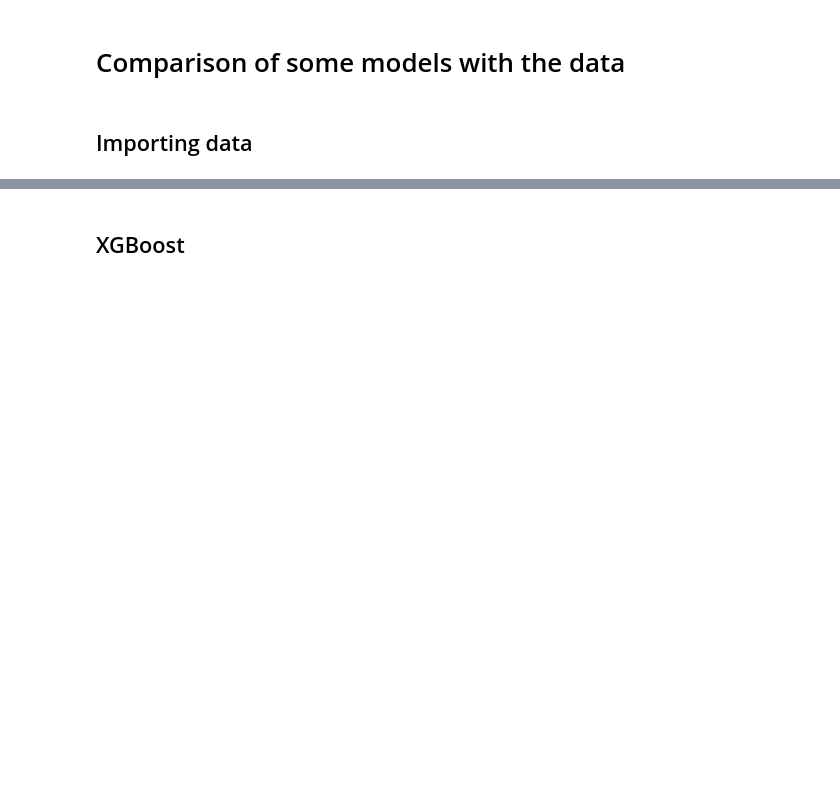
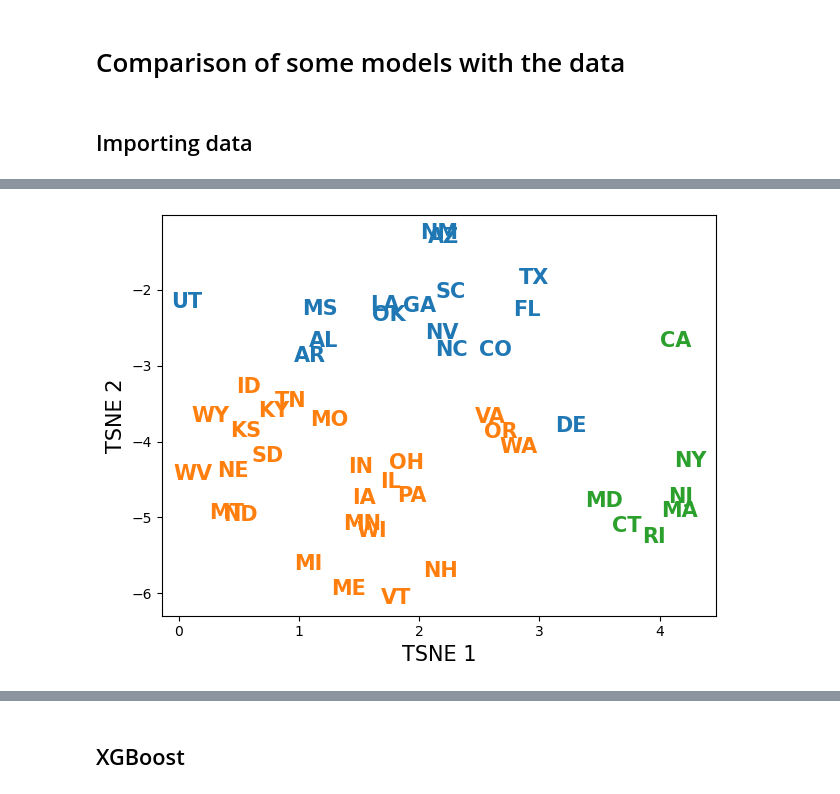
Before and after one commit to montanel/1.C51-Project, a Jupyter notebook: Luca/models_comparison_full_search.ipynb, the cells around one changed output, grey strips where cells are left out. Saved outputs shown, nothing was run; the diff lists cells and outputs as text; code cells hidden in the pictures; blank space fills up the shorter version.

```diff
--- a/Luca/models_comparison_full_search.ipynb
+++ b/Luca/models_comparison_full_search.ipynb
@@ -35,0 +97,20 @@ X_train, X_test, y_train, y_test = train_test_split(X, y, test_size=0.1, random_
+# %%
+fig, ax = plt.subplots()
+
+ax.scatter(proj[:,0], proj[:,1], alpha=0)
+
+for c in range(km.n_clusters):
+    for s, p in zip(raw_data_states.index[clusters==c], proj[clusters==c]):
+        ax.text(p[0], p[1], s, fontsize=15, ha='center', va='center', c=plt_colours[c], fontweight='bold')
+
+if pca_proj:
+    ax.set_xlabel("PCA 1", fontsize=15)
+    ax.set_ylabel("PCA 2", fontsize=15)
+else:
+    ax.set_xlabel("TSNE 1", fontsize=15)
+    ax.set_ylabel("TSNE 2", fontsize=15)
+
+fig.tight_layout()
+# fig.savefig("../images/states_clustered_NN.png", dpi=150)
+# %% [output]
+[figure, added]
```
Also changed, not shown: parts of 19 cells of this notebook, 6 other files.
